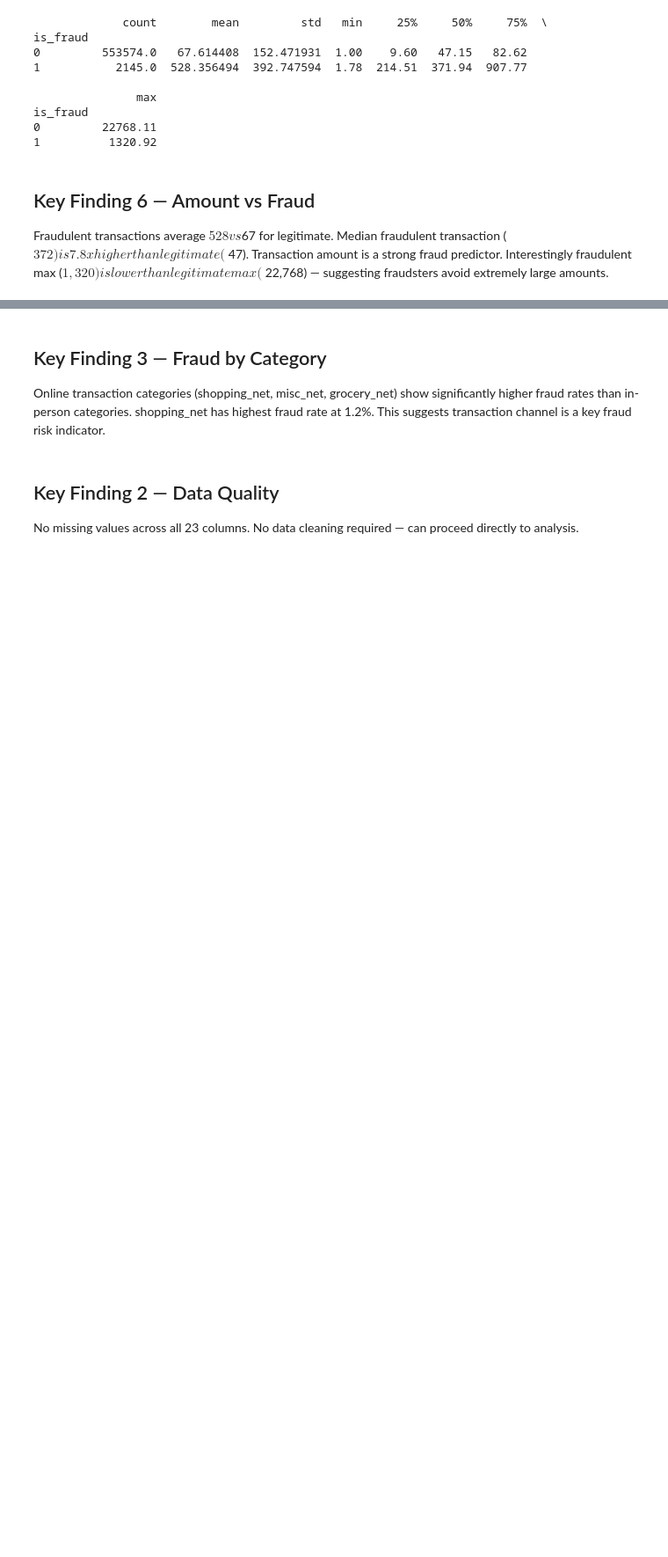
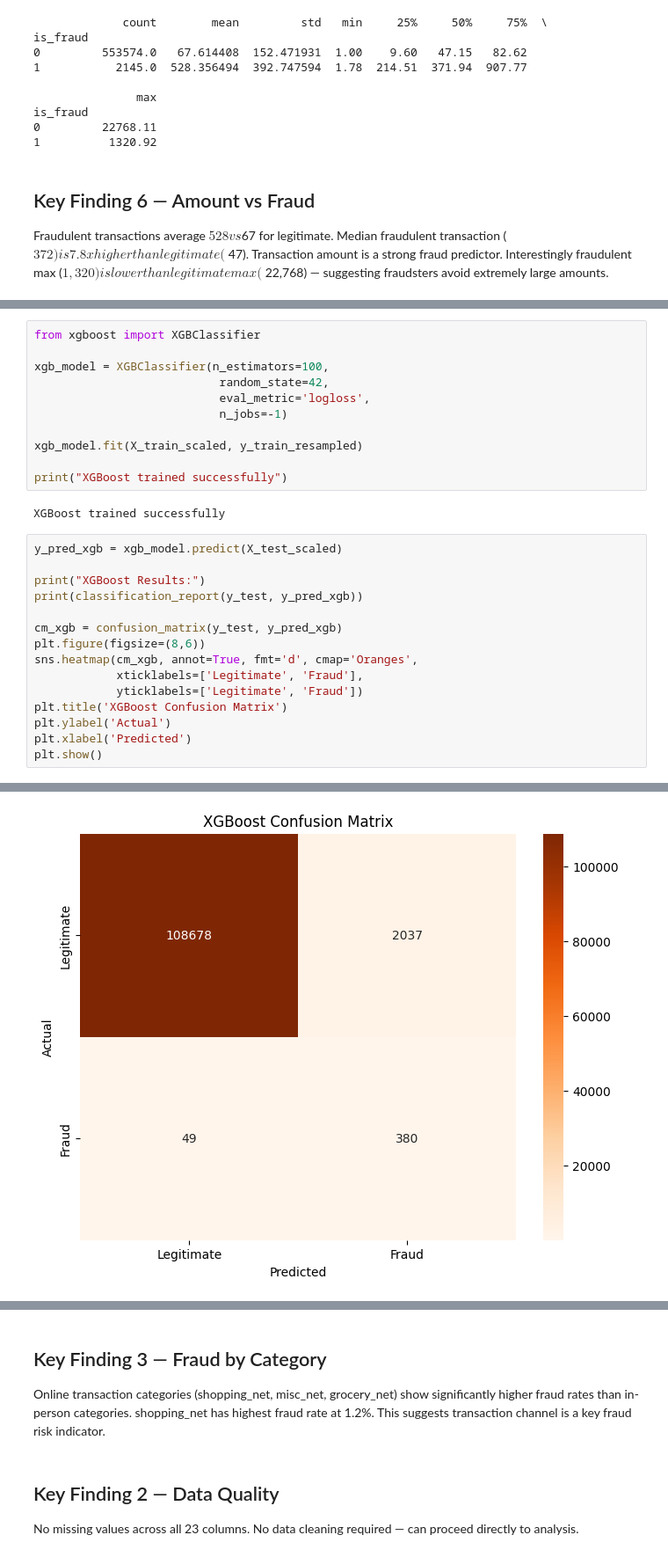
Before and after one commit to ady234/fraud-detection, a Jupyter notebook: fraud detection.ipynb, the cells around one changed output, grey strips where cells are left out. Shown at 88% size. Drawn from its saved outputs; the diff is of its cells as text; blank space fills up the shorter version.

```diff
--- a/fraud detection.ipynb
+++ b/fraud detection.ipynb
@@ -154,0 +387,29 @@ Interestingly fraudulent max ($1,320) is lower than legitimate max
+# %%
+from xgboost import XGBClassifier
+
+xgb_model = XGBClassifier(n_estimators=100,
+                           random_state=42,
+                           eval_metric='logloss',
+                           n_jobs=-1)
+
+xgb_model.fit(X_train_scaled, y_train_resampled)
+
+print("XGBoost trained successfully")
+# %% [output]
+XGBoost trained successfully
+# %%
+y_pred_xgb = xgb_model.predict(X_test_scaled)
+
+print("XGBoost Results:")
+print(classification_report(y_test, y_pred_xgb))
+
+cm_xgb = confusion_matrix(y_test, y_pred_xgb)
+plt.figure(figsize=(8,6))
+sns.heatmap(cm_xgb, annot=True, fmt='d', cmap='Oranges',
+            xticklabels=['Legitimate', 'Fraud'],
+            yticklabels=['Legitimate', 'Fraud'])
+plt.title('XGBoost Confusion Matrix')
+plt.ylabel('Actual')
+plt.xlabel('Predicted')
+plt.show()
+# %% [output]
@@ -154,0 +425 @@ Interestingly fraudulent max ($1,320) is lower than legitimate max
+[figure, added]
```
Also changed, not shown: parts of 16 cells of this notebook.
